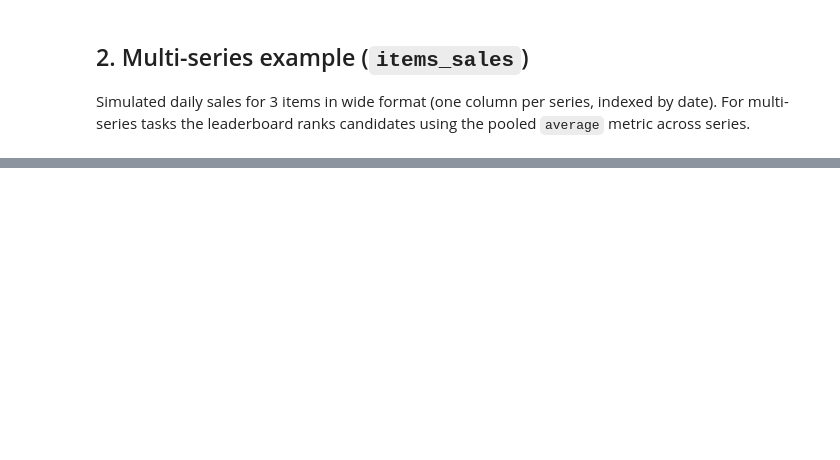
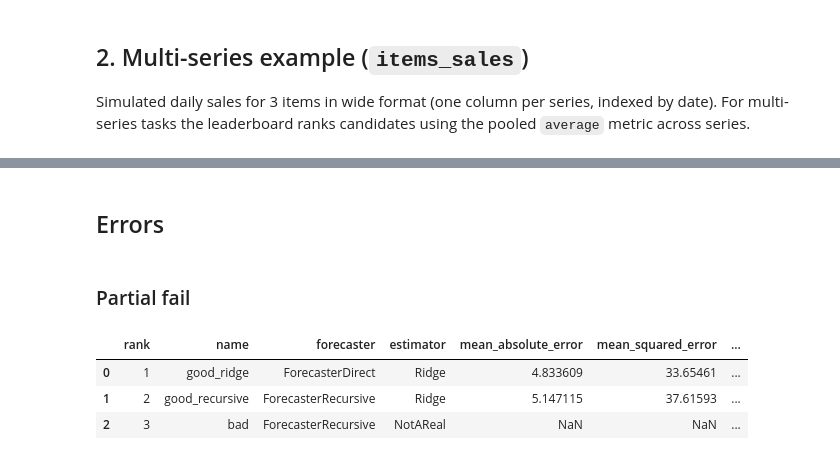
Before and after one commit to skforecast/skforecast-ai, a Jupyter notebook: dev/compare_forecasters_demo.ipynb, the cells around one changed output, grey strips where cells are left out. Saved outputs shown, nothing was run; the diff lists cells and outputs as text; code cells hidden in the pictures; blank space fills up the shorter version.

```diff
--- a/dev/compare_forecasters_demo.ipynb
+++ b/dev/compare_forecasters_demo.ipynb
@@ -225,0 +450,34 @@ best_ms.metrics
+# %% [markdown]
+## Errors
+# %% [markdown]
+### Partial fail
+# %%
+import warnings
+import numpy as np, pandas as pd
+from skforecast.model_selection import TimeSeriesFold
+from skforecast_ai import ForecastingAssistant, AllCandidatesFailedError, CandidateFailedWarning
+
+rng = np.random.default_rng(123)
+data = pd.DataFrame({
+    "date": pd.date_range("2020-01-01", periods=120, freq="D"),
+    "sales": 100 + np.arange(120) * 0.5 + rng.normal(0, 5, 120),
+})
+assistant = ForecastingAssistant()
+cv = TimeSeriesFold(steps=5, initial_train_size=90, verbose=False)
+
+result = assistant.compare(
+    data=data, cv=cv, target="sales", date_column="date",
+    candidates=[
+        ("good_recursive", {"forecaster": "ForecasterRecursive"}),
+        ("good_ridge",     {"forecaster": "ForecasterDirect", "estimator": "Ridge"}),
+        ("bad",            {"forecaster": "ForecasterRecursive", "estimator": "NotAReal"}),
+    ],
+    show_progress=False,
+)
+# %%
+result.results
+# %% [output]
+|  | rank | name | forecaster | estimator | mean_absolute_error | mean_squared_error | ... |
+| 0 | 1 | good_ridge | ForecasterDirect | Ridge | 4.833609 | 33.65461 | ... |
+| 1 | 2 | good_recursive | ForecasterRecursive | Ridge | 5.147115 | 37.61593 | ... |
+| 2 | 3 | bad | ForecasterRecursive | NotAReal | NaN | NaN | ... |
```
Also changed, not shown: parts of 28 cells of this notebook, 20 other files.
